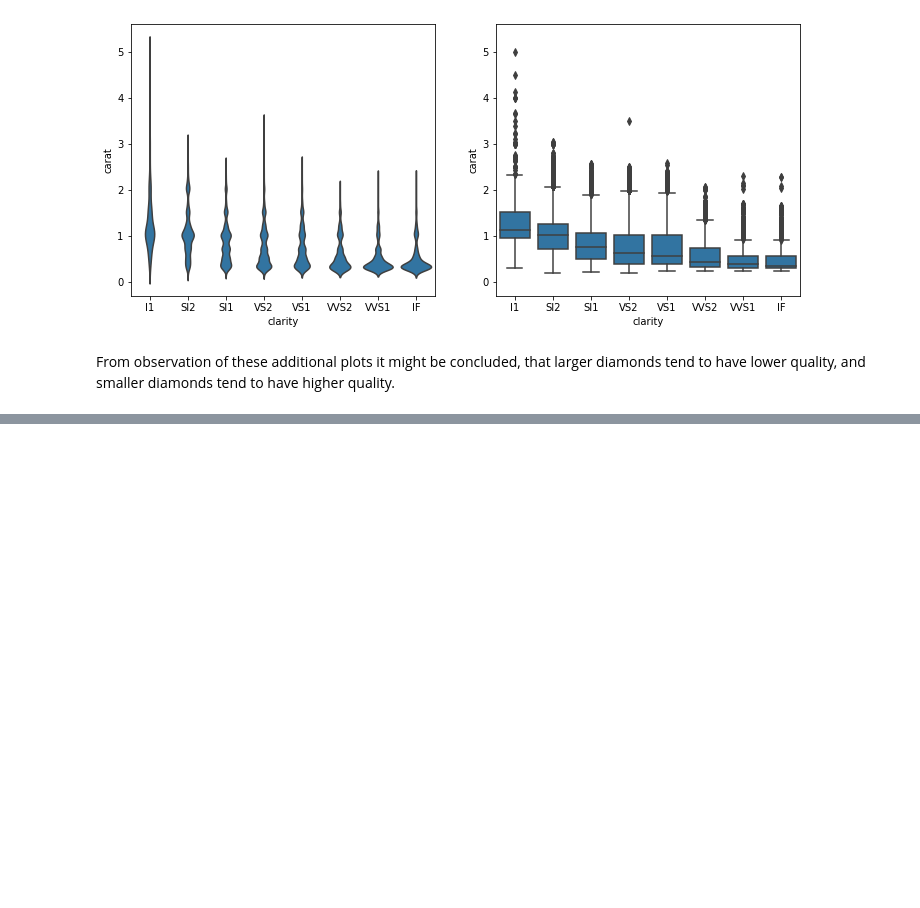
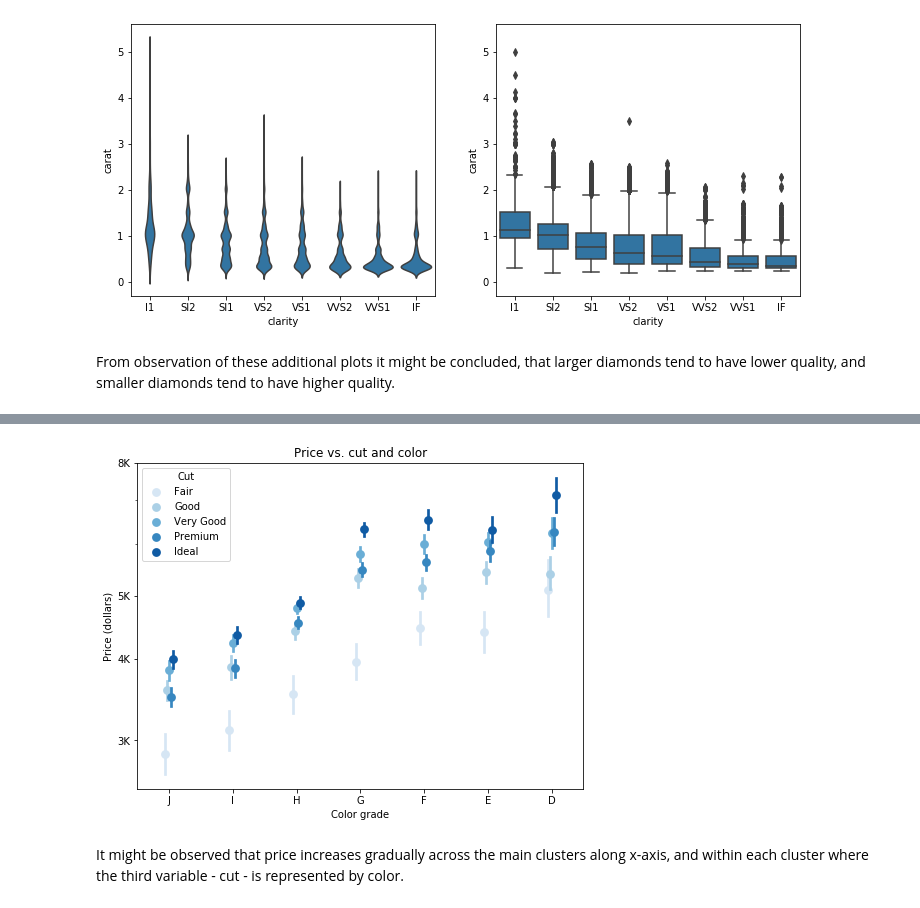
Before and after one commit to mcambalova/data-vis-case-study-diamonds, a Jupyter notebook: data-visualization-diamonds.ipynb, the cells around one changed output, grey strips where cells are left out. Drawn from its saved outputs; the diff is of its cells as text; code cells hidden in the pictures; blank space fills up the shorter version.

```diff
--- a/data-visualization-diamonds.ipynb
+++ b/data-visualization-diamonds.ipynb
@@ -471,0 +554,17 @@ From observation of these additional plots it might be concluded, that larger di
+# %%
+# clustered point plot as an alternative visualization
+plt.figure(figsize = (8, 6))
+ax = sb.pointplot(data = diamonds_small, x = 'color', y = 'price', hue = 'cut', palette = 'Blues', dodge = True, linestyles = '')
+plt.yscale('log')
+y_tick_locs = [3000, 4000, 5000, 8000]
+y_tick_labels = ['3K', '4K', '5K', '8K']
+plt.yticks(y_tick_locs, y_tick_labels)
+ax.set_yticklabels([], minor = True)
+plt.title('Price vs. cut and color')
+plt.xlabel('Color grade')
+plt.ylabel('Price (dollars)')
+plt.legend(title = 'Cut');
+# %% [output]
+[figure, added]
+# %% [markdown]
+It might be observed that price increases gradually across the main clusters along x-axis, and within each cluster where the third variable - cut - is represented by color.
```
Also changed, not shown: parts of 10 cells of this notebook.
